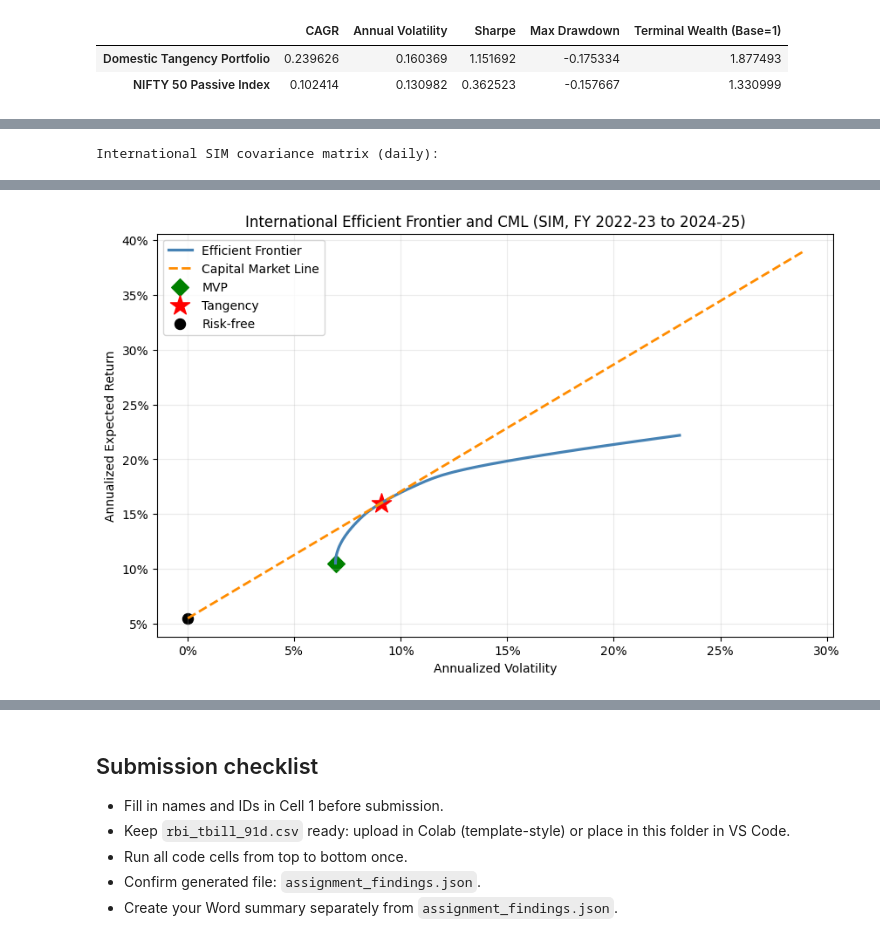
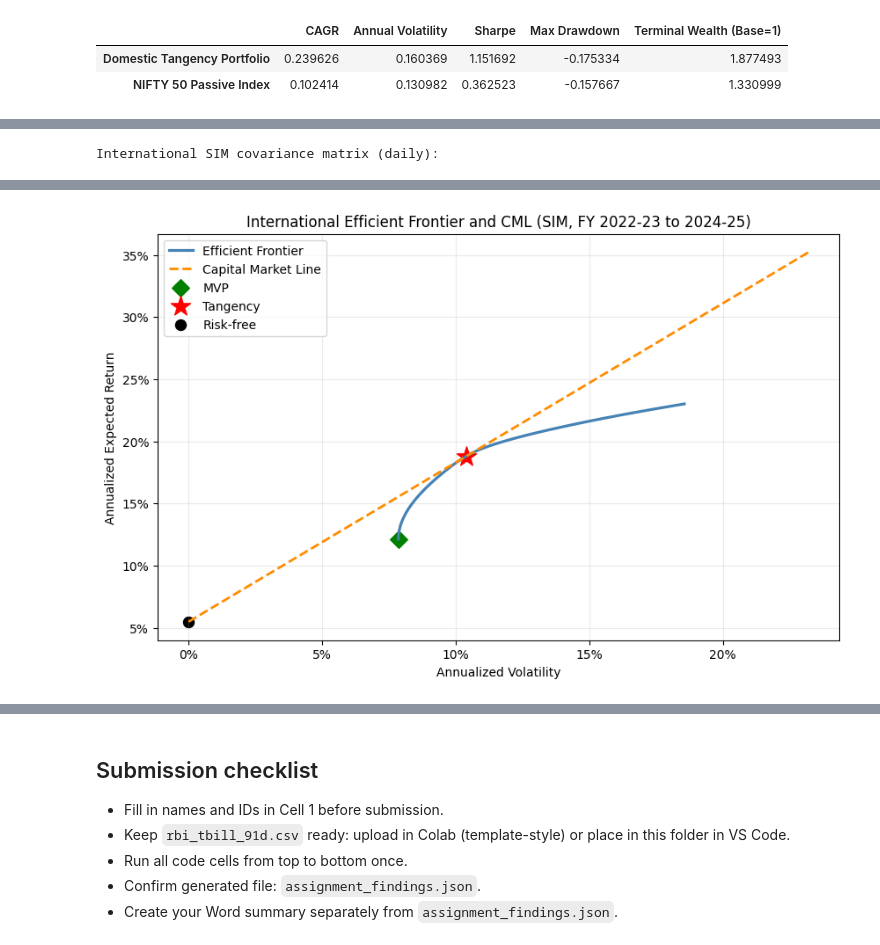
Before and after one commit to jtushya/SAPM-Repeat-Assignment, a Jupyter notebook: SIM_completed.ipynb, the cells around one changed output, grey strips where cells are left out. Cells and saved outputs as stored; diff of their text form; code cells hidden in the pictures.

```diff
--- a/SIM_completed.ipynb
+++ b/SIM_completed.ipynb
@@ -550,38 +535,25 @@ Part 1(c): Domestic optimized portfolio vs passive index
 # %%
 # Part 2: international universe
-intl_all_candidates = list(international_company_candidates.keys()) + international_index_candidates + list(international_metal_map.values())
+if 'domestic_tickers' not in globals() or len(domestic_tickers) < 5:
+    raise ValueError('Run Part 1 first so the 5 base companies are selected.')
+
+base_companies = domestic_tickers[:5]
+intl_all_candidates = list(dict.fromkeys(
+    base_companies
+    + international_index_candidates
+    + list(international_metal_map.values())
+))
+
 international_returns = prepare_return_table(intl_all_candidates, international_market, START_DATE, END_DATE)
 
 available_assets = [c for c in international_returns.columns if c != 'Market']
 coverage = international_returns[available_assets].notna().sum().sort_values(ascending=False)
 
-# Pick 5 company tickers with sector diversity first
-company_candidates_ranked = [
-    t for t in coverage.index
-    if t in international_company_candidates and coverage[t] >= 60
-]
-
-selected_companies = []
-company_sectors = set()
-for t in company_candidates_ranked:
-    sec = international_company_candidates[t]
-    if sec in company_sectors:
-        continue
-    selected_companies.append(t)
-    company_sectors.add(sec)
-    if len(selected_companies) == 5:
-        break
-
-if len(selected_companies) < 5:
-    for t in company_candidates_ranked:
-        if t in selected_companies:
-            continue
-        selected_companies.append(t)
-        if len(selected_companies) == 5:
-            break
-
-if len(selected_companies) < 5:
-    raise ValueError('Not enough international companies with valid data in this run.')
+# Keep the same 5 companies from Part 1 (must all be available here)
+missing_base = [t for t in base_companies if t not in coverage.index or coverage[t] < 60]
+if missing_base:
+    raise ValueError(f'Base companies from Part 1 missing in Part 2 run: {missing_base}')
+selected_companies = base_companies
 
 # Pick one metal (gold or silver)
 preferred_metal = international_metal_map.get(international_metal_choice.upper(), 'GLD')
@@ -595,33 +567,18 @@ for m in metal_candidates:
 if selected_metal is None:
     raise ValueError('Neither GLD nor SLV had enough data in this run.')
 
-# Pick one anchor: either index or one extra security
+# Pick one international index anchor
 selected_anchor = None
-if international_anchor_choice.upper() == 'INDEX':
-    for idx in international_index_candidates:
-        if idx in coverage.index and coverage[idx] >= 60:
-            selected_anchor = idx
-            break
-else:
-    for t in company_candidates_ranked:
-        if t not in selected_companies:
-            selected_anchor = t
-            break
+for idx in international_index_candidates:
+    if idx in coverage.index and coverage[idx] >= 60:
+        selected_anchor = idx
+        break
 
 if selected_anchor is None:
-    for idx in international_index_candidates:
-        if idx in coverage.index and coverage[idx] >= 60:
-            selected_anchor = idx
-            break
-
-if selected_anchor is None:
-    raise ValueError('Could not select international anchor (index/security).')
+    raise ValueError('Could not select international index anchor.')
 
 international_tickers = selected_companies + [selected_anchor, selected_metal]
 international_tickers = list(dict.fromkeys(international_tickers))
-
-if len(set(international_company_candidates[t] for t in selected_companies if t in international_company_candidates)) < 5:
-    print('Note: fewer than 5 unique sectors in international companies due to available data.')
 
 if selected_metal != preferred_metal:
     print(f'Note: preferred metal {preferred_metal} unavailable, used {selected_metal}.')
@@ -638,8 +595,9 @@ international_mu_annual = (international_sim['ExpectedExcessDaily'] + RF_DAILY)
 international_cov_annual = international_cov_daily.values * TRADING_DAYS
 international_cov_annual += np.eye(international_cov_annual.shape[0]) * 1e-8
 
+print('Part 2 base companies (from Part 1):', selected_companies)
 print('International securities selected:', international_tickers)
-print(f'Anchor selected: {selected_anchor} (mode={international_anchor_choice})')
+print(f'Index anchor selected: {selected_anchor}')
 print(f'Metal selected: {selected_metal} (preferred={preferred_metal})')
 print('International SIM input list (daily estimates):')
 display(international_sim)
@@ -649,11 +607,10 @@ display(international_cov_daily)
 
 international_solution = solve_markowitz(international_mu_annual.values, international_cov_annual, RF_ANNUAL)
 
-asset_class_map = {}
-asset_class_map.update(international_company_candidates)
+asset_class_map = {t: 'Part 1 Company' for t in selected_companies}
 asset_class_map.update({m: f"{k.title()} ETF" for k, m in international_metal_map.items()})
 for idx in international_index_candidates:
-    asset_class_map[idx] = 'Index'
+    asset_class_map[idx] = 'International Index'
 
 international_weights = pd.DataFrame({
     'Asset Class': [asset_class_map.get(t, 'Unknown') for t in international_sim.index],
@@ -673,10 +630,10 @@ international_index_returns = international_returns['Market']
 
 international_perf = pd.DataFrame({
     'International Tangency Portfolio': performance_stats(international_portfolio_returns, RF_ANNUAL),
-    'NIFTY 50 Passive Index': performance_stats(international_index_returns, RF_ANNUAL)
+    'International Index Passive Benchmark': performance_stats(international_index_returns, RF_ANNUAL)
 }).T
 
-print('International optimized portfolio vs NIFTY 50 passive index')
+print('International optimized portfolio vs international index benchmark')
 display(international_perf)
 # %% [output]
 Data quality check:
@@ -721 +679 @@ Tangency -> Return: 16.00%, Vol: 9.07%, Sharpe: 1.158
-[figure, old version]
+[figure, new version]
```
Also changed, not shown: parts of 4 cells of this notebook.
